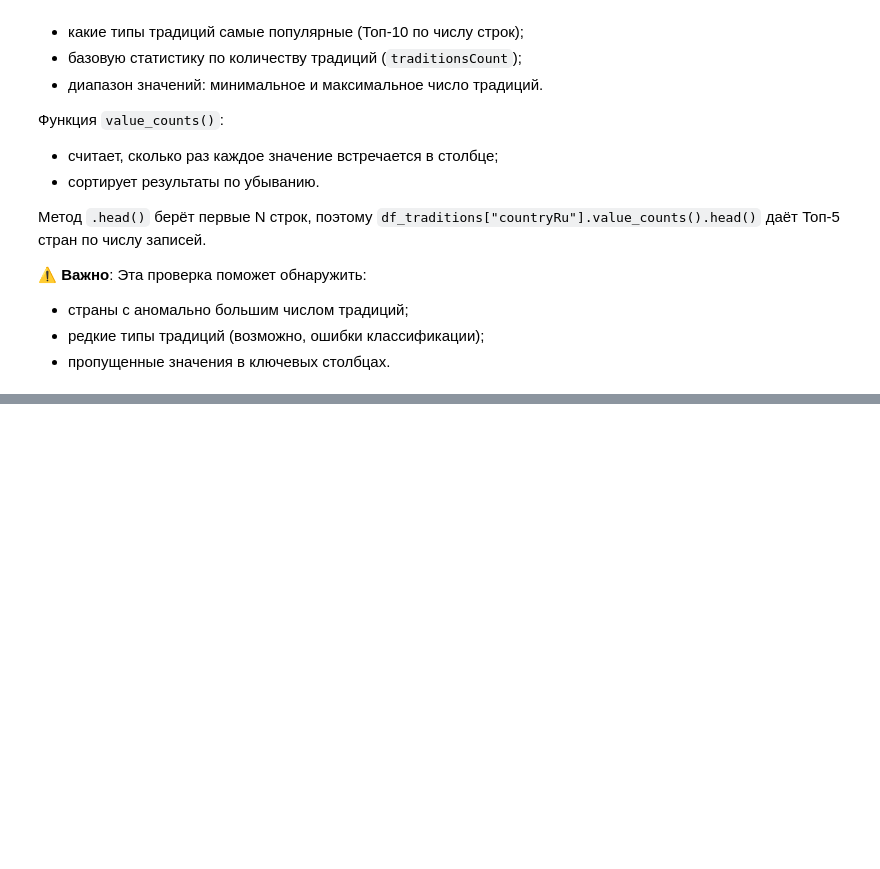
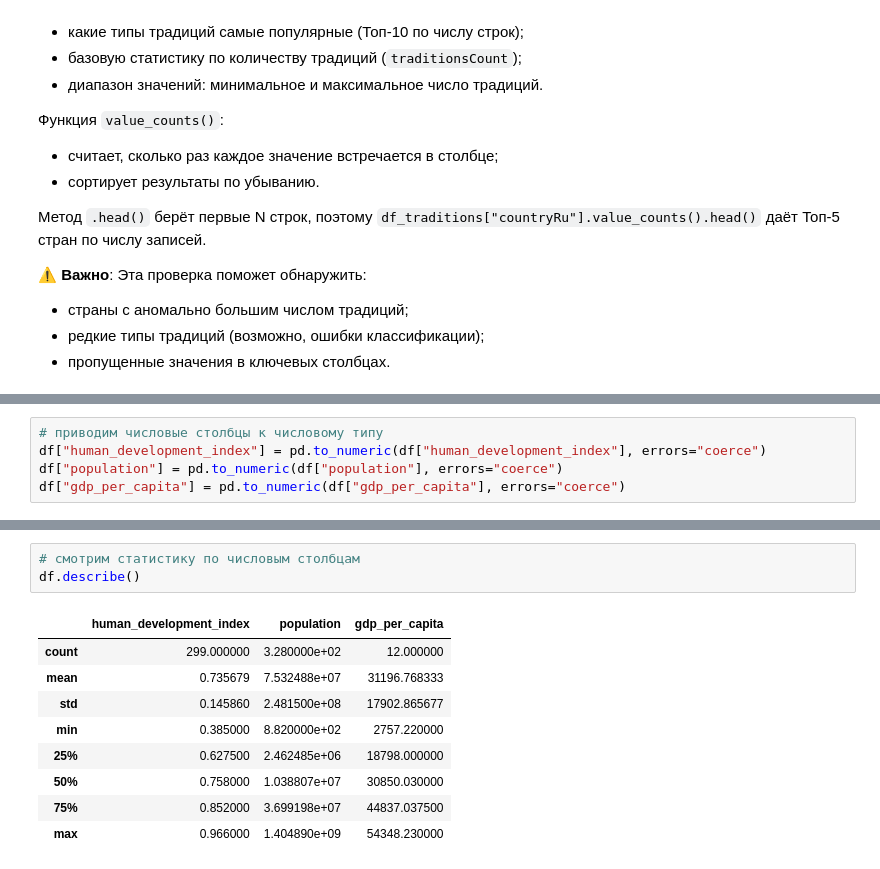
Before and after one commit to surkovaolga2005-png/python-ai-surkoa-olga, a Jupyter notebook: notebooks/week2b_read_csv.ipynb, the cells around one changed output, grey strips where cells are left out. Cells and saved outputs as stored; diff of their text form; blank space fills up the shorter version.

```diff
--- a/notebooks/week2b_read_csv.ipynb
+++ b/notebooks/week2b_read_csv.ipynb
@@ -299,0 +187,5 @@ dtype: int64
+# %%
+# приводим числовые столбцы к числовому типу
+df["human_development_index"] = pd.to_numeric(df["human_development_index"], errors="coerce")
+df["population"] = pd.to_numeric(df["population"], errors="coerce")
+df["gdp_per_capita"] = pd.to_numeric(df["gdp_per_capita"], errors="coerce")
@@ -299,0 +204,13 @@ dtype: int64
+# %%
+# смотрим статистику по числовым столбцам
+df.describe()
+# %% [output]
+|  | human_development_index | population | gdp_per_capita |
+| count | 299.000000 | 3.280000e+02 | 12.000000 |
+| mean | 0.735679 | 7.532488e+07 | 31196.768333 |
+| std | 0.145860 | 2.481500e+08 | 17902.865677 |
+| min | 0.385000 | 8.820000e+02 | 2757.220000 |
+| 25% | 0.627500 | 2.462485e+06 | 18798.000000 |
+| 50% | 0.758000 | 1.038807e+07 | 30850.030000 |
+| 75% | 0.852000 | 3.699198e+07 | 44837.037500 |
+| max | 0.966000 | 1.404890e+09 | 54348.230000 |
```
Also changed, not shown: parts of 21 cells of this notebook.
